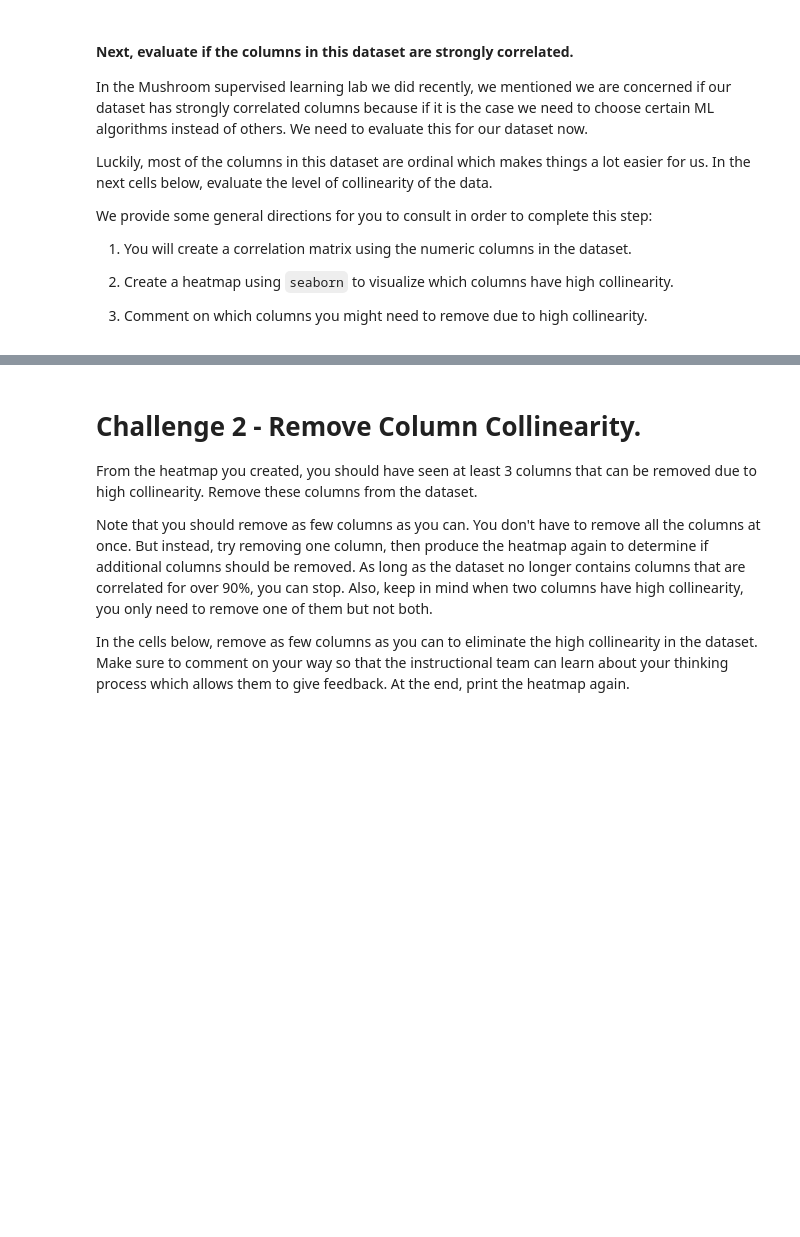
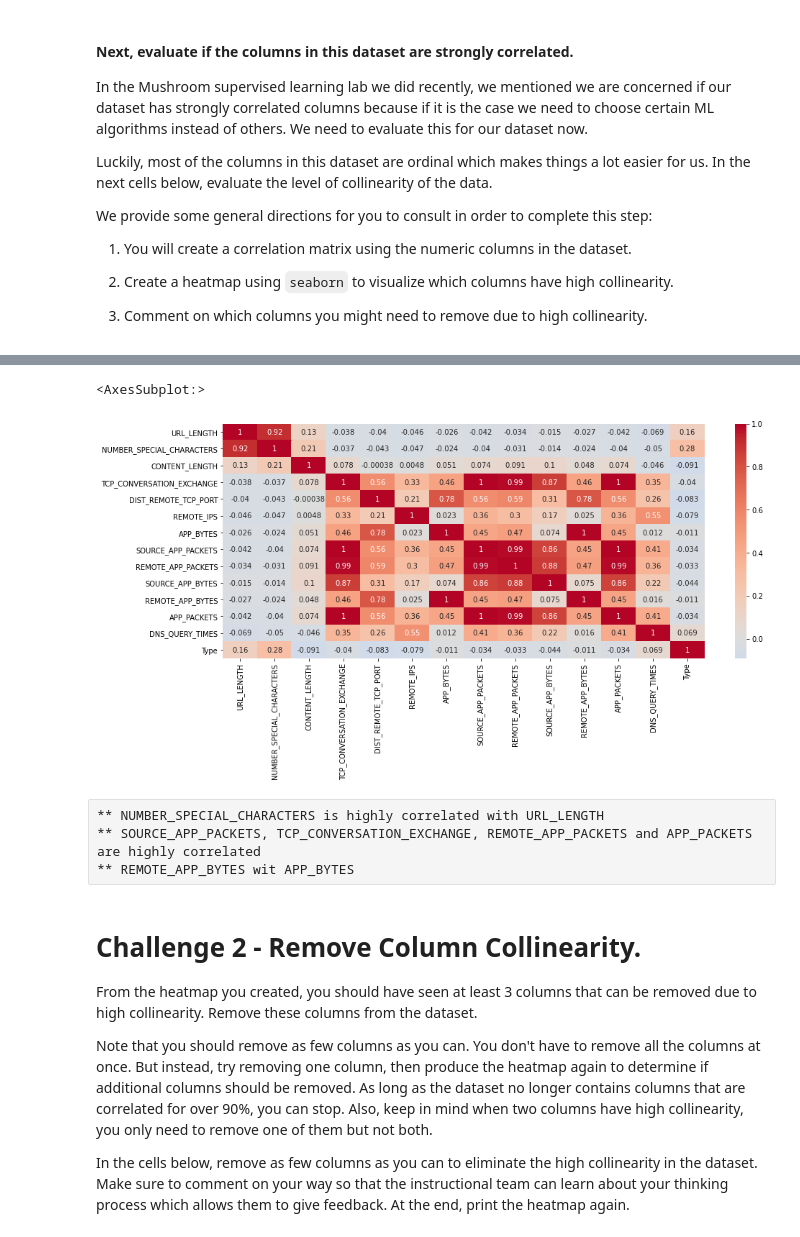
Before and after one commit to ta-datapt-bcn/lab-supervised-learning, a Jupyter notebook: your-code/main.ipynb, the cells around one changed output, grey strips where cells are left out. Saved outputs shown, nothing was run; the diff lists cells and outputs as text; code cells hidden in the pictures; blank space fills up the shorter version.

```diff
--- a/your-code/main.ipynb
+++ b/your-code/main.ipynb
@@ -57,3 +104,15 @@ We provide some general directions for you to consult in order to complete this
+# %%
+from matplotlib.pylab import rcParams
+rcParams['figure.figsize'] = 15, 6
+# %%
+sns.heatmap(websites.select_dtypes(include=np.number).corr(), center=0, cmap = "coolwarm", annot = True)
+# %% [output]
+<AxesSubplot:>
+[figure, added]
+# %% [raw]
+** NUMBER_SPECIAL_CHARACTERS is highly correlated with URL_LENGTH
+** SOURCE_APP_PACKETS, TCP_CONVERSATION_EXCHANGE, REMOTE_APP_PACKETS and APP_PACKETS are highly correlated
+** REMOTE_APP_BYTES wit APP_BYTES
 # %% [markdown]
 # Challenge 2 - Remove Column Collinearity.
 
```
Also changed, not shown: parts of 94 cells of this notebook, 1 other file.
